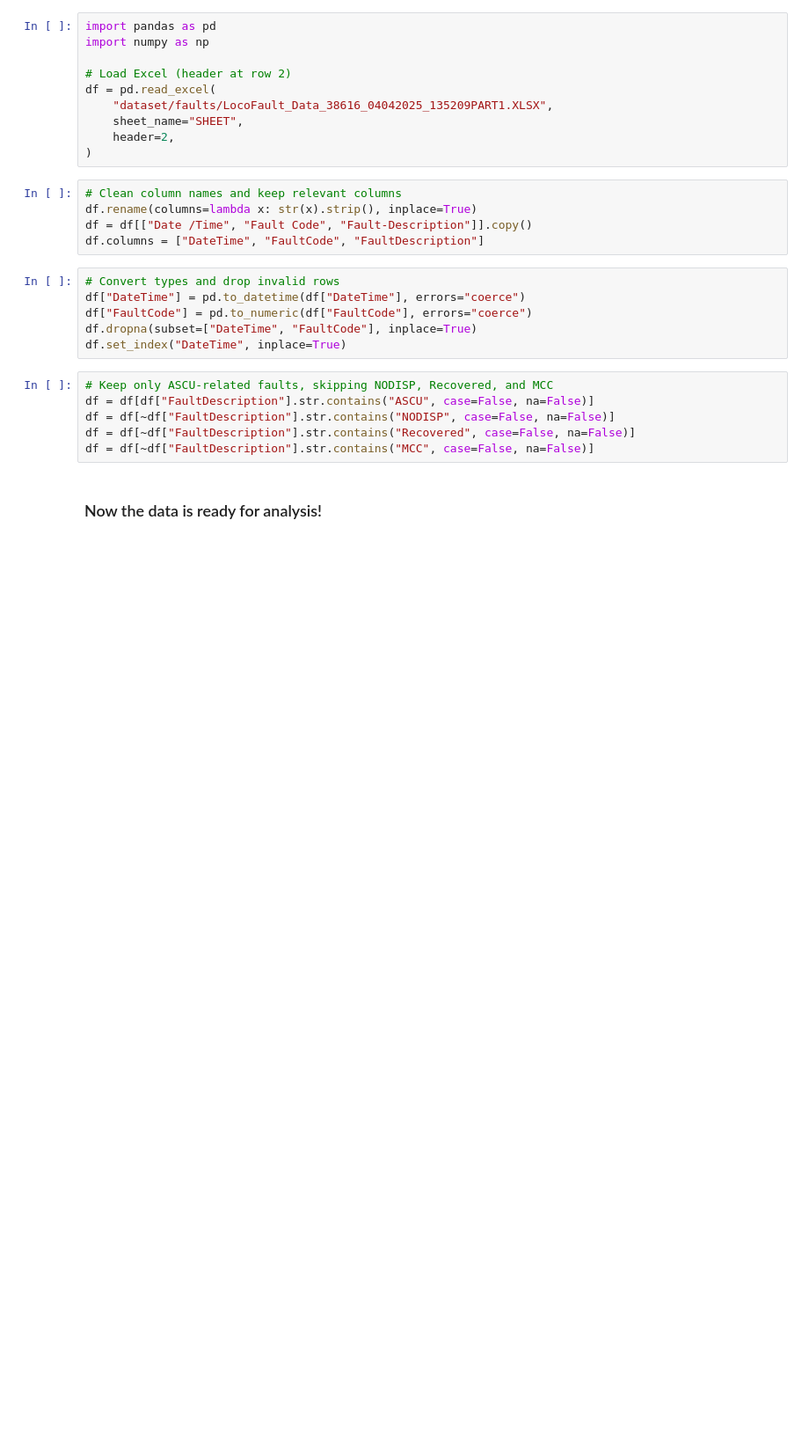
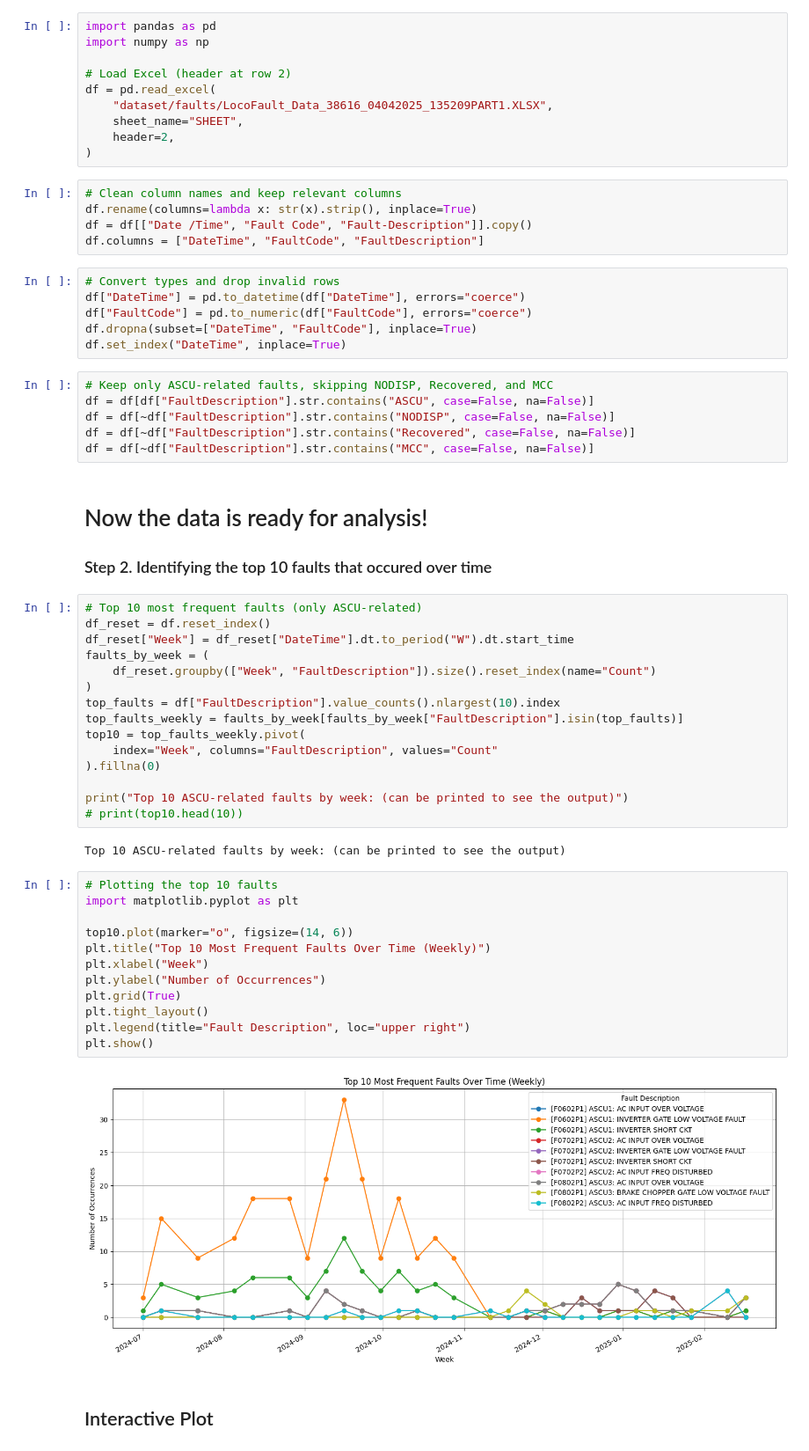
Before and after one commit to jasurlive/THESIS_WSU, a Jupyter notebook: final.ipynb, the cells around one changed output. Shown at 88% size. Cells and saved outputs as stored; diff of their text form; blank space fills up the shorter version.

Commit message:
step 2: top 10 faults sorted

```diff
--- a/final.ipynb
+++ b/final.ipynb
@@ -30,4 +29,38 @@ df = df[~df["FaultDescription"].str.contains("NODISP", case=False, na=False)]
 df = df[~df["FaultDescription"].str.contains("Recovered", case=False, na=False)]
 df = df[~df["FaultDescription"].str.contains("MCC", case=False, na=False)]
 # %% [markdown]
-### Now the data is ready for analysis!
+# Now the data is ready for analysis!
+### Step 2. Identifying the top 10 faults that occured over time
+# %%
+# Top 10 most frequent faults (only ASCU-related)
+df_reset = df.reset_index()
+df_reset["Week"] = df_reset["DateTime"].dt.to_period("W").dt.start_time
+faults_by_week = (
+    df_reset.groupby(["Week", "FaultDescription"]).size().reset_index(name="Count")
+)
+top_faults = df["FaultDescription"].value_counts().nlargest(10).index
+top_faults_weekly = faults_by_week[faults_by_week["FaultDescription"].isin(top_faults)]
+top10 = top_faults_weekly.pivot(
+    index="Week", columns="FaultDescription", values="Count"
+).fillna(0)
+
+print("Top 10 ASCU-related faults by week: (can be printed to see the output)")
+# print(top10.head(10))
+# %% [output]
+Top 10 ASCU-related faults by week: (can be printed to see the output)
+# %%
+# Plotting the top 10 faults
+import matplotlib.pyplot as plt
+
+top10.plot(marker="o", figsize=(14, 6))
+plt.title("Top 10 Most Frequent Faults Over Time (Weekly)")
+plt.xlabel("Week")
+plt.ylabel("Number of Occurrences")
+plt.grid(True)
+plt.tight_layout()
+plt.legend(title="Fault Description", loc="upper right")
+plt.show()
+# %% [output]
+[figure, added]
+# %% [markdown]
+## Interactive Plot
```
Also changed, not shown: parts of 3 cells of this notebook.
